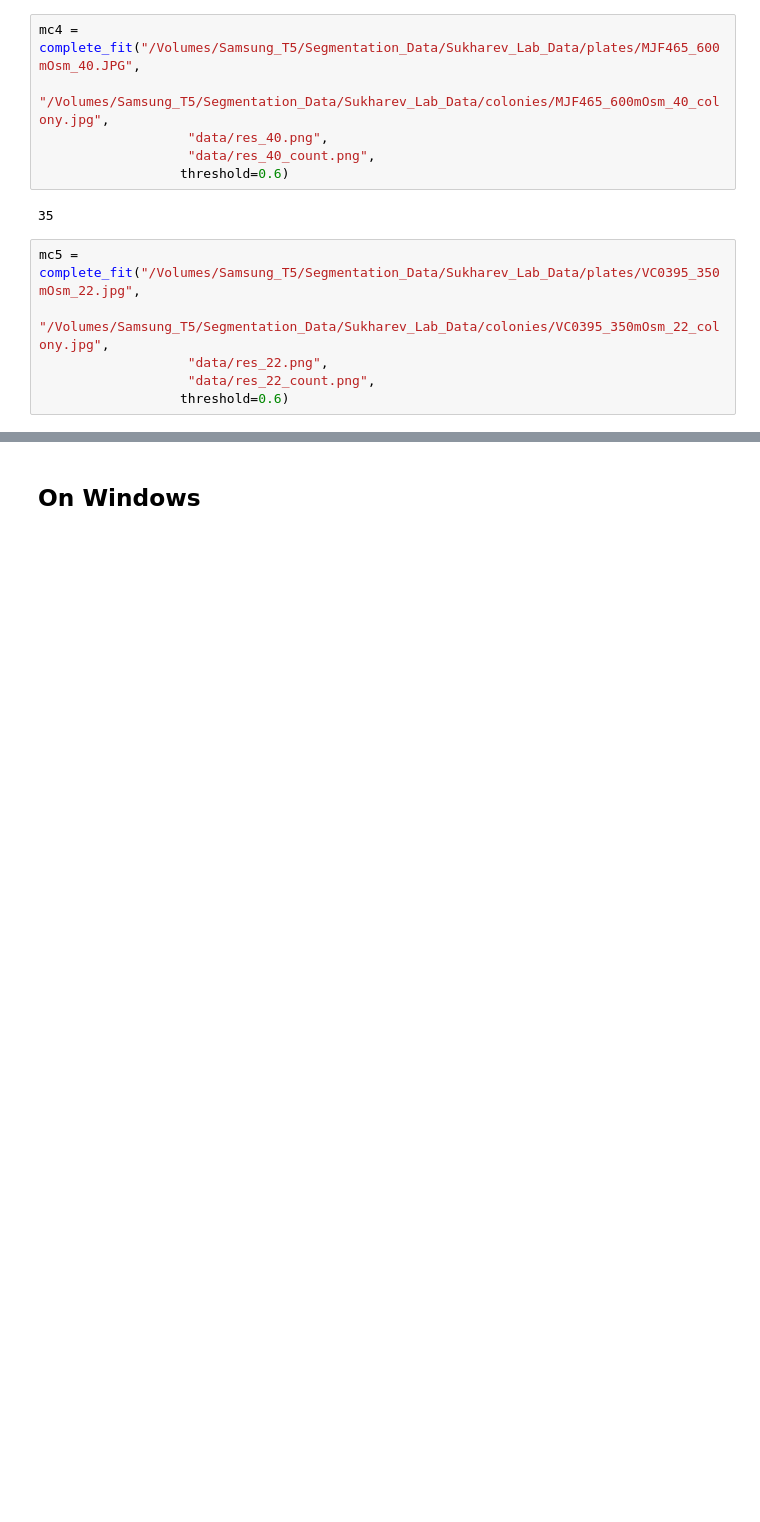
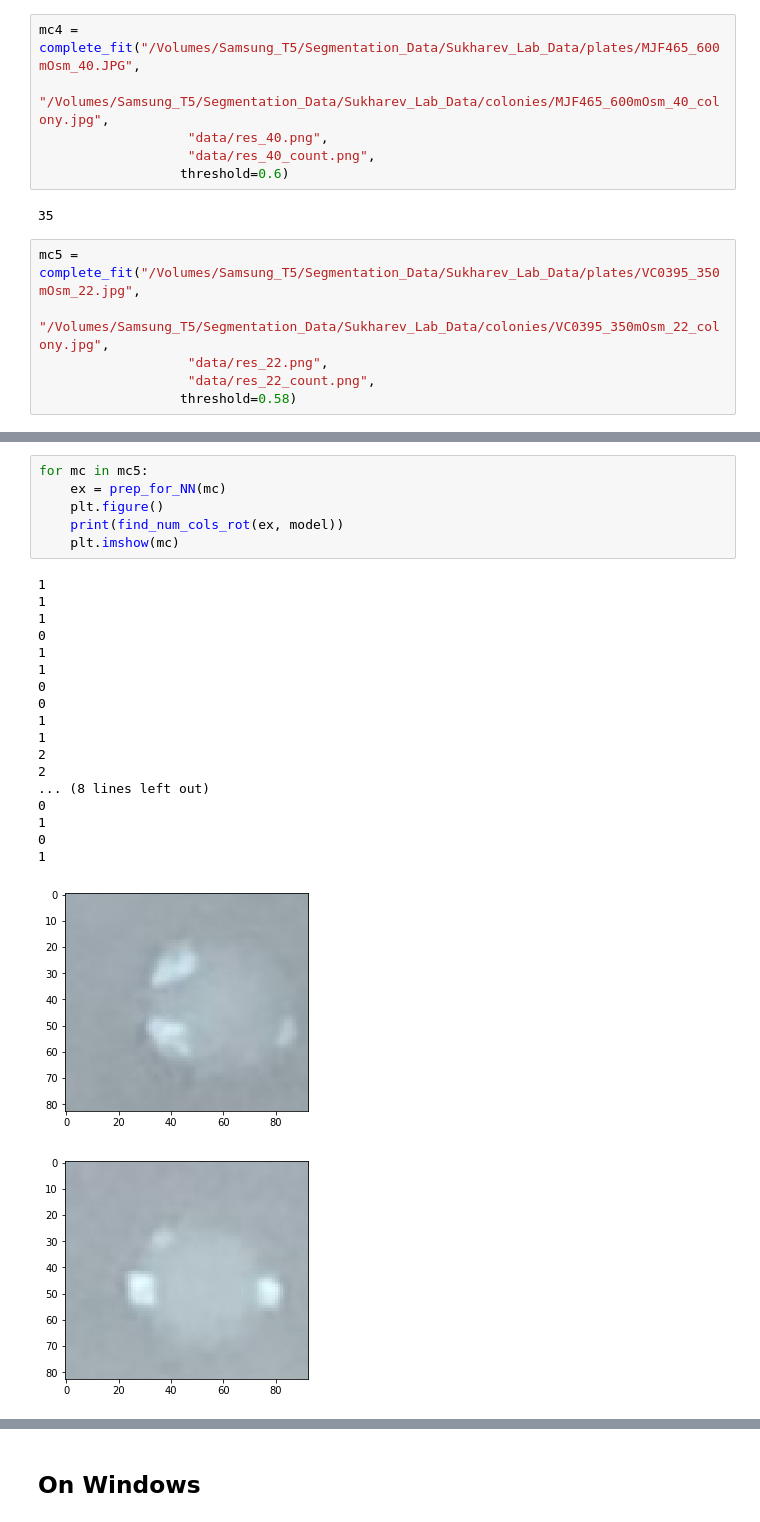
Before and after one commit to aschams/Marsican, a Jupyter notebook: Detect_Circles.ipynb, the cells around one changed output, grey strips where cells are left out. Cells and saved outputs as stored; diff of their text form; blank space fills up the shorter version.

```diff
--- a/Detect_Circles.ipynb
+++ b/Detect_Circles.ipynb
@@ -500,5 +502,5 @@ mc5 = complete_fit("/Volumes/Samsung_T5/Segmentation_Data/Sukharev_Lab_Data/plat
                    "/Volumes/Samsung_T5/Segmentation_Data/Sukharev_Lab_Data/colonies/VC0395_350mOsm_22_colony.jpg",
                    "data/res_22.png",
                    "data/res_22_count.png",
-                  threshold=0.6)
+                  threshold=0.58)
 # %% [output]
@@ -522,0 +508,26 @@ AttributeError: 'NoneType' object has no attribute 'copy'
+# %%
+for mc in mc5:
+    ex = prep_for_NN(mc)
+    plt.figure()
+    print(find_num_cols_rot(ex, model))
+    plt.imshow(mc)
+# %% [output]
+1
+1
+1
+0
+1
+1
+0
+0
+1
+1
+2
+2
+... (8 lines left out)
+0
+1
+0
+1
+[figure, added]
+[figure, added]
```
Also changed, not shown: parts of 5 cells of this notebook, 1 other file.
